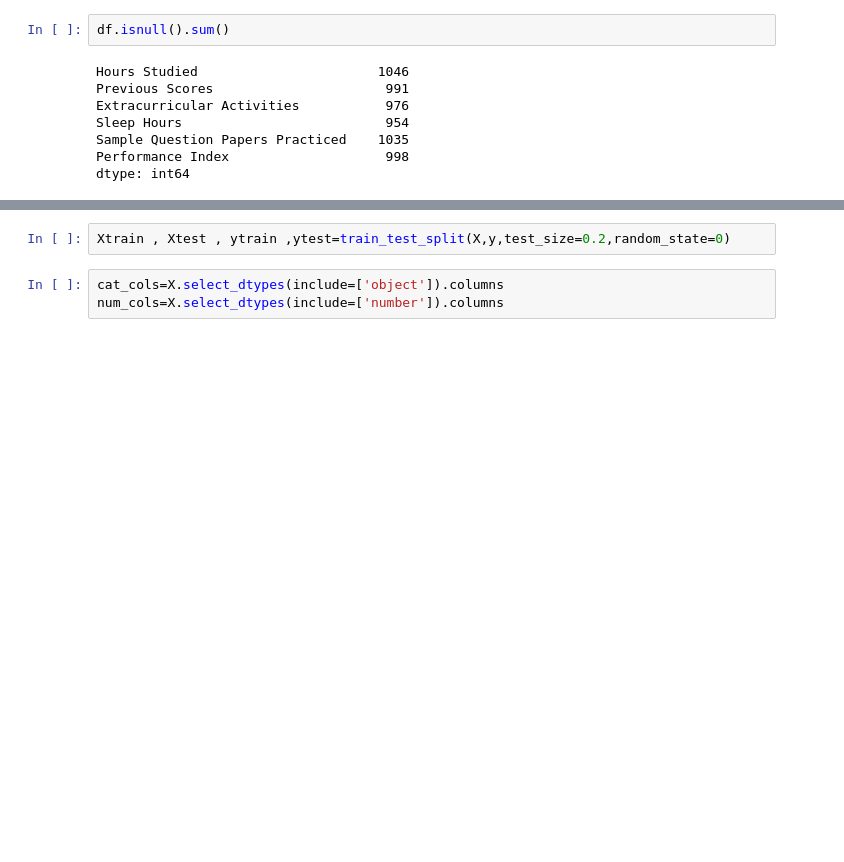
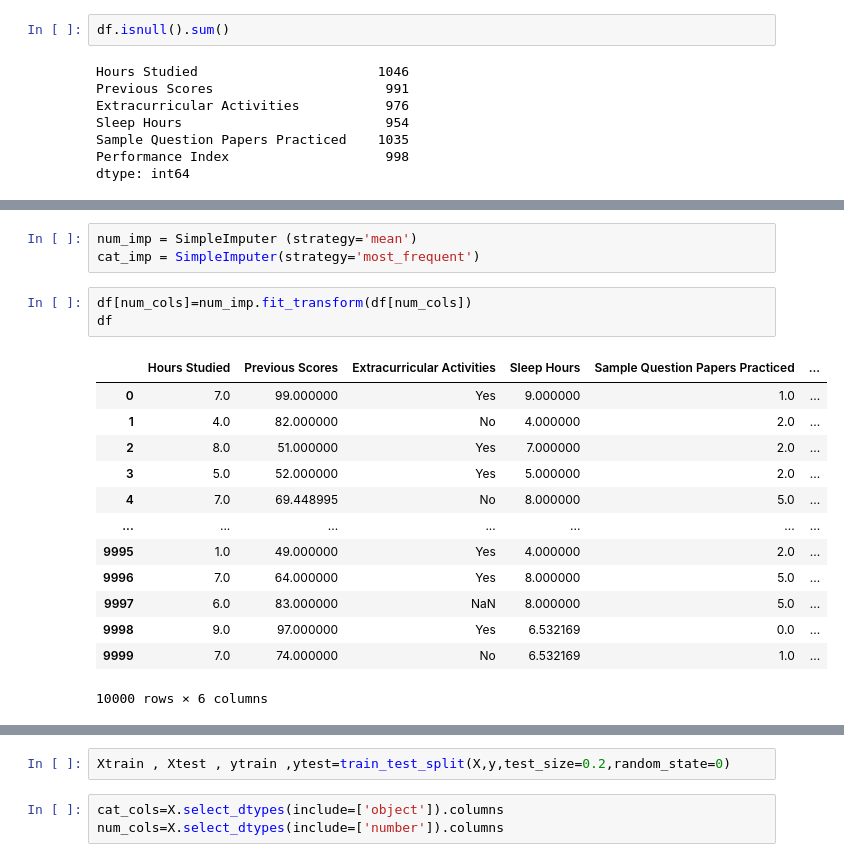
Before and after one commit to nishayd/python-ML, a Jupyter notebook: Multiple_linear_regression2.ipynb, the cells around one changed output, grey strips where cells are left out. Cells and saved outputs as stored; diff of their text form; blank space fills up the shorter version.

```diff
--- a/Multiple_linear_regression2.ipynb
+++ b/Multiple_linear_regression2.ipynb
@@ -29,0 +49,20 @@ dtype: int64
+# %%
+num_imp = SimpleImputer (strategy='mean')
+cat_imp = SimpleImputer(strategy='most_frequent')
+# %%
+df[num_cols]=num_imp.fit_transform(df[num_cols])
+df
+# %% [output]
+|  | Hours Studied | Previous Scores | Extracurricular Activities | Sleep Hours | Sample Question Papers Practiced | ... |
+| 0 | 7.0 | 99.000000 | Yes | 9.000000 | 1.0 | ... |
+| 1 | 4.0 | 82.000000 | No | 4.000000 | 2.0 | ... |
+| 2 | 8.0 | 51.000000 | Yes | 7.000000 | 2.0 | ... |
+| 3 | 5.0 | 52.000000 | Yes | 5.000000 | 2.0 | ... |
+| 4 | 7.0 | 69.448995 | No | 8.000000 | 5.0 | ... |
+| ... | ... | ... | ... | ... | ... | ... |
+| 9995 | 1.0 | 49.000000 | Yes | 4.000000 | 2.0 | ... |
+| 9996 | 7.0 | 64.000000 | Yes | 8.000000 | 5.0 | ... |
+| 9997 | 6.0 | 83.000000 | NaN | 8.000000 | 5.0 | ... |
+| 9998 | 9.0 | 97.000000 | Yes | 6.532169 | 0.0 | ... |
+| 9999 | 7.0 | 74.000000 | No | 6.532169 | 1.0 | ... |
+10000 rows × 6 columns
```
Also changed, not shown: parts of 17 cells of this notebook, 11 other files.
